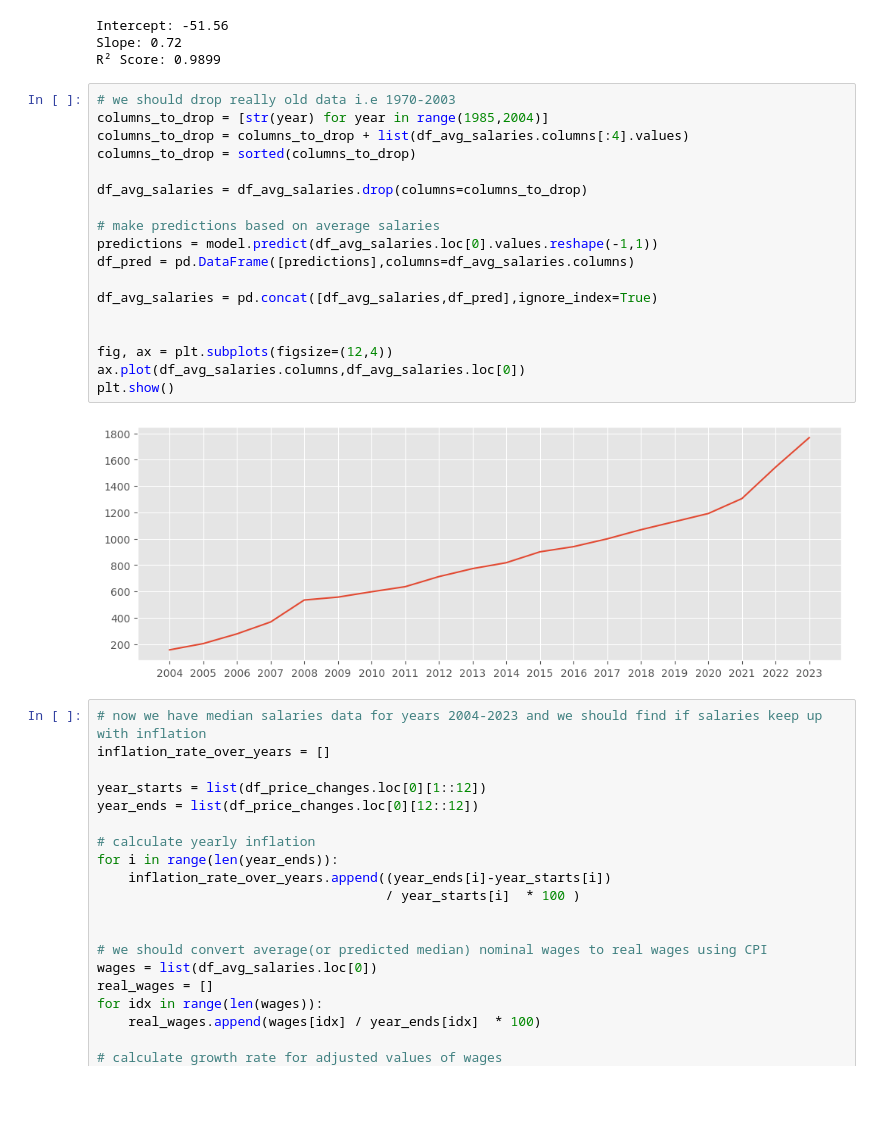
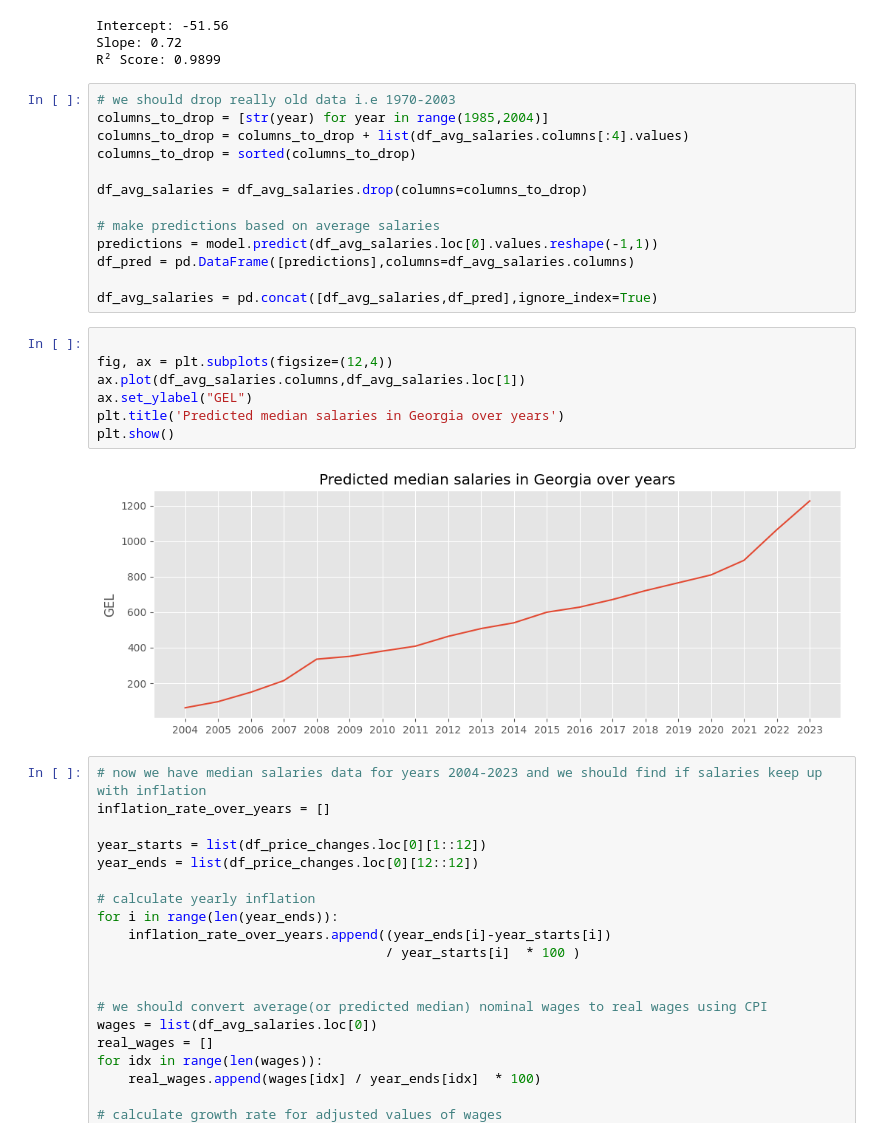
Before and after one commit to SabaGuledani/Economic-and-Financial-Analysis-of-Georgia, a Jupyter notebook: Analysis.ipynb, the cells around one changed output. Cells and saved outputs as stored; diff of their text form; blank space fills up the shorter version.

```diff
--- a/Analysis.ipynb
+++ b/Analysis.ipynb
@@ -596,13 +596,15 @@ predictions = model.predict(df_avg_salaries.loc[0].values.reshape(-1,1))
 df_pred = pd.DataFrame([predictions],columns=df_avg_salaries.columns)
 
 df_avg_salaries = pd.concat([df_avg_salaries,df_pred],ignore_index=True)
-
-
-fig, ax = plt.subplots(figsize=(12,4))
-ax.plot(df_avg_salaries.columns,df_avg_salaries.loc[0])
-plt.show()
-# %% [output]
-[figure, removed]
+# %%
+
+fig, ax = plt.subplots(figsize=(12,4))
+ax.plot(df_avg_salaries.columns,df_avg_salaries.loc[1])
+ax.set_ylabel("GEL")
+plt.title('Predicted median salaries in Georgia over years')
+plt.show()
+# %% [output]
+[figure, added]
 # %%
 # now we have median salaries data for years 2004-2023 and we should find if salaries keep up with inflation
 inflation_rate_over_years = []
```
Also changed, not shown: parts of 1 cell of this notebook, 5 other files.
